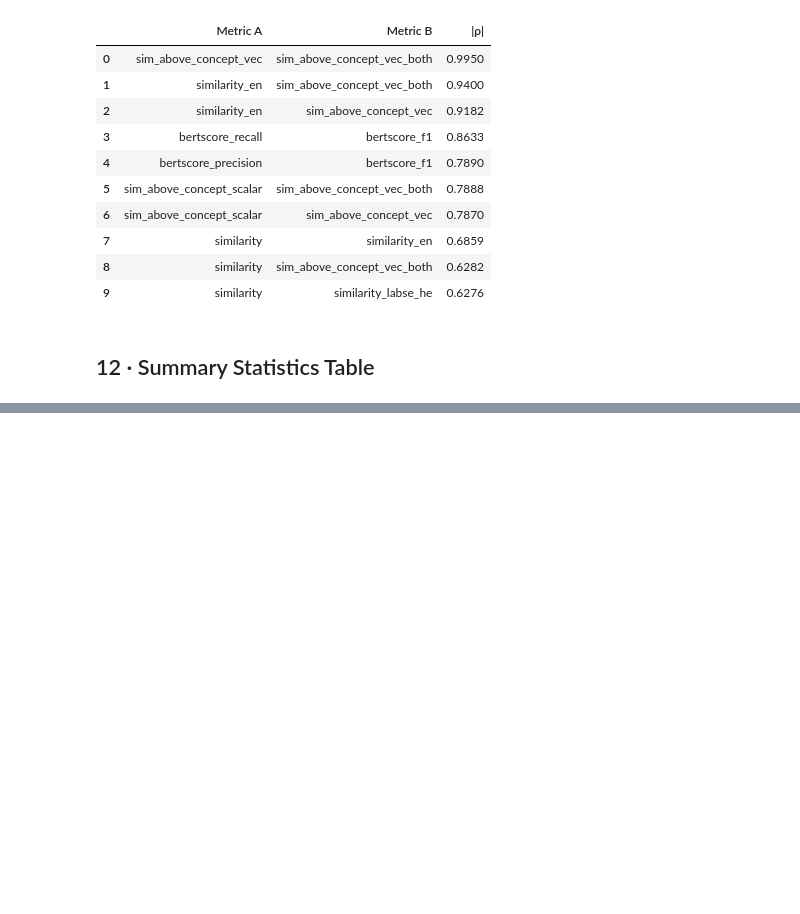
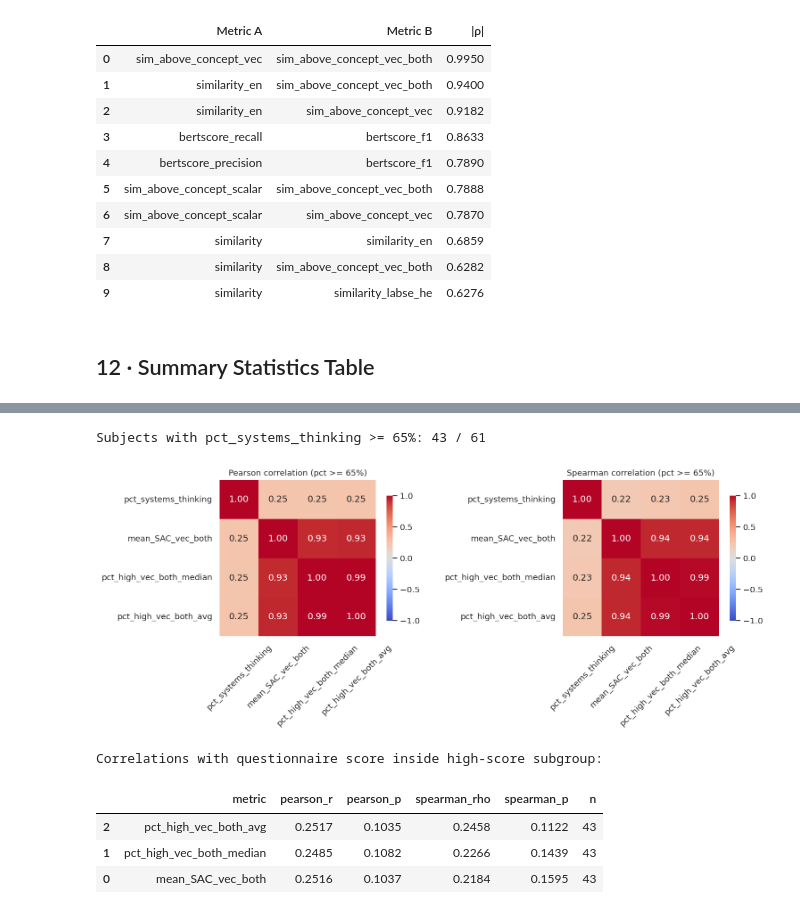
Before and after one commit to ArielKravinsky/systems-thinking-vlm, a Jupyter notebook: analysis_qwen_results.ipynb, the cells around one changed output, grey strips where cells are left out. Drawn from its saved outputs; the diff is of its cells as text; code cells hidden in the pictures; blank space fills up the shorter version.

```diff
--- a/analysis_qwen_results.ipynb
+++ b/analysis_qwen_results.ipynb
@@ -952,0 +839,77 @@ Correlation with % Systems Thinking (questionnaire_1.csv):
+# %%
+# Uses `merged` from Section 13
+threshold = 65.0
+
+high = merged.loc[merged["pct_systems_thinking"] >= threshold].copy()
+print(f"Subjects with pct_systems_thinking >= {threshold:.0f}%: {len(high)} / {len(merged)}")
+
+if len(high) < 5:
+    print("Not enough subjects for stable correlation estimates.")
+else:
+    metric_cols = ["pct_systems_thinking", "mean_SAC_vec_both", "pct_high_vec_both_median", "pct_high_vec_both_avg"]
+    metric_cols = [c for c in metric_cols if c in high.columns]
+
+    # Correlations are undefined for constant columns; report and drop from heatmaps
+    const_cols = [c for c in metric_cols if high[c].nunique(dropna=True) <= 1]
+    metric_cols_corr = [c for c in metric_cols if c not in const_cols]
+    if const_cols:
+        print("Constant columns (excluded from heatmaps):", ", ".join(const_cols))
+
+    pear = high[metric_cols_corr].corr(method="pearson")
+    spear = high[metric_cols_corr].corr(method="spearman")
+
+    fig, axes = plt.subplots(1, 2, figsize=(13, 5))
+    for ax, corr, title in zip(axes, [pear, spear], ["Pearson", "Spearman"]):
+        sns.heatmap(
+            corr,
+            ax=ax,
+            cmap="coolwarm",
+            vmin=-1,
+            vmax=1,
+            annot=True,
+            fmt=".2f",
+            square=True,
+            cbar_kws={"shrink": 0.8},
+        )
+        ax.set_title(f"{title} correlation (pct >= {int(threshold)}%)", fontsize=11)
+        ax.tick_params(axis="x", rotation=45)
+        ax.tick_params(axis="y", rotation=0)
+
+    plt.tight_layout()
+    plt.show()
+
+    # Correlation of each pipeline metric with questionnaire score in high group
+    rows = []
+    target = "pct_systems_thinking"
+    for col in metric_cols:
+        if col == target:
+            continue
+        sub = high[[col, target]].dropna()
+        if len(sub) < 5 or sub[col].std() == 0:
+            continue
+        r, p = stats.pearsonr(sub[col], sub[target])
+        rho, p2 = stats.spearmanr(sub[col], sub[target])
+        rows.append({
+            "metric": col,
+            "pearson_r": round(r, 4),
+            "pearson_p": round(p, 4),
+            "spearman_rho": round(rho, 4),
+            "spearman_p": round(p2, 4),
+            "n": len(sub),
+        })
+
+    corr_high = pd.DataFrame(rows).sort_values("spearman_rho", ascending=False)
+    print("\nCorrelations with questionnaire score inside high-score subgroup:")
+    display(
+        corr_high.style
+        .background_gradient(subset=["pearson_r", "spearman_rho"], cmap="RdYlGn", vmin=-1, vmax=1)
+        .format("{:.4f}", subset=["pearson_r", "pearson_p", "spearman_rho", "spearman_p"])
+    )
+# %% [output]
+Subjects with pct_systems_thinking >= 65%: 43 / 61
+[figure, added]
+Correlations with questionnaire score inside high-score subgroup:
+|  | metric | pearson_r | pearson_p | spearman_rho | spearman_p | n |
+| 2 | pct_high_vec_both_avg | 0.2517 | 0.1035 | 0.2458 | 0.1122 | 43 |
+| 1 | pct_high_vec_both_median | 0.2485 | 0.1082 | 0.2266 | 0.1439 | 43 |
+| 0 | mean_SAC_vec_both | 0.2516 | 0.1037 | 0.2184 | 0.1595 | 43 |
```
Also changed, not shown: parts of 7 cells of this notebook.
